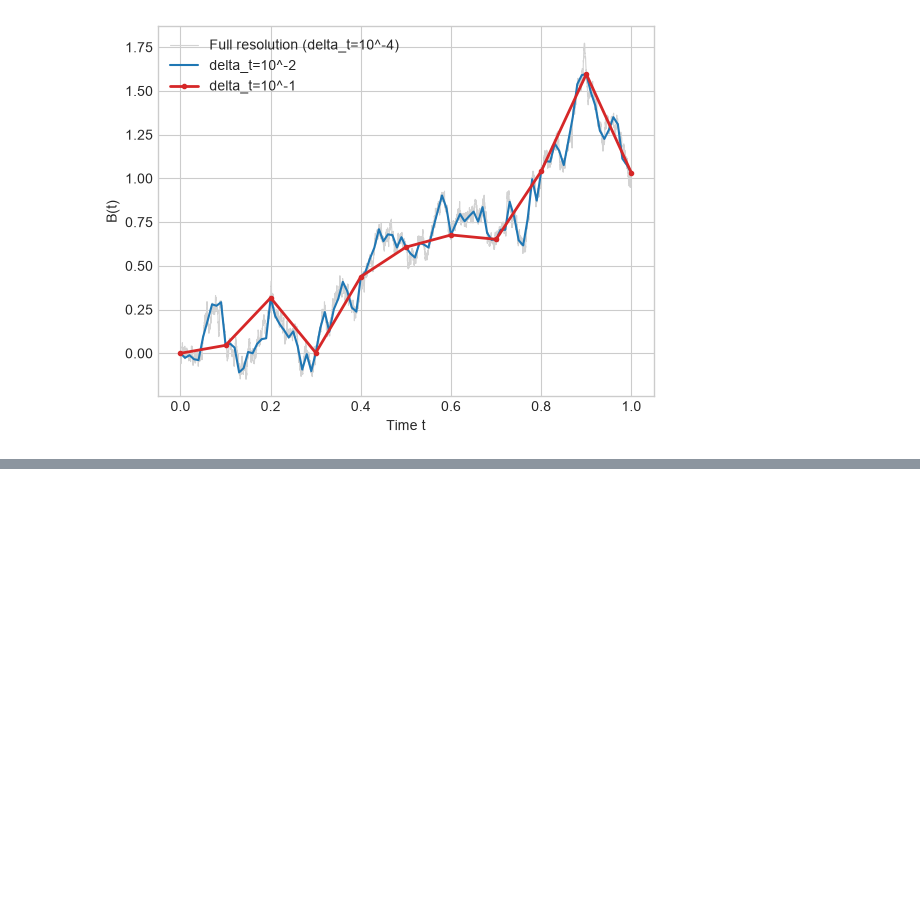
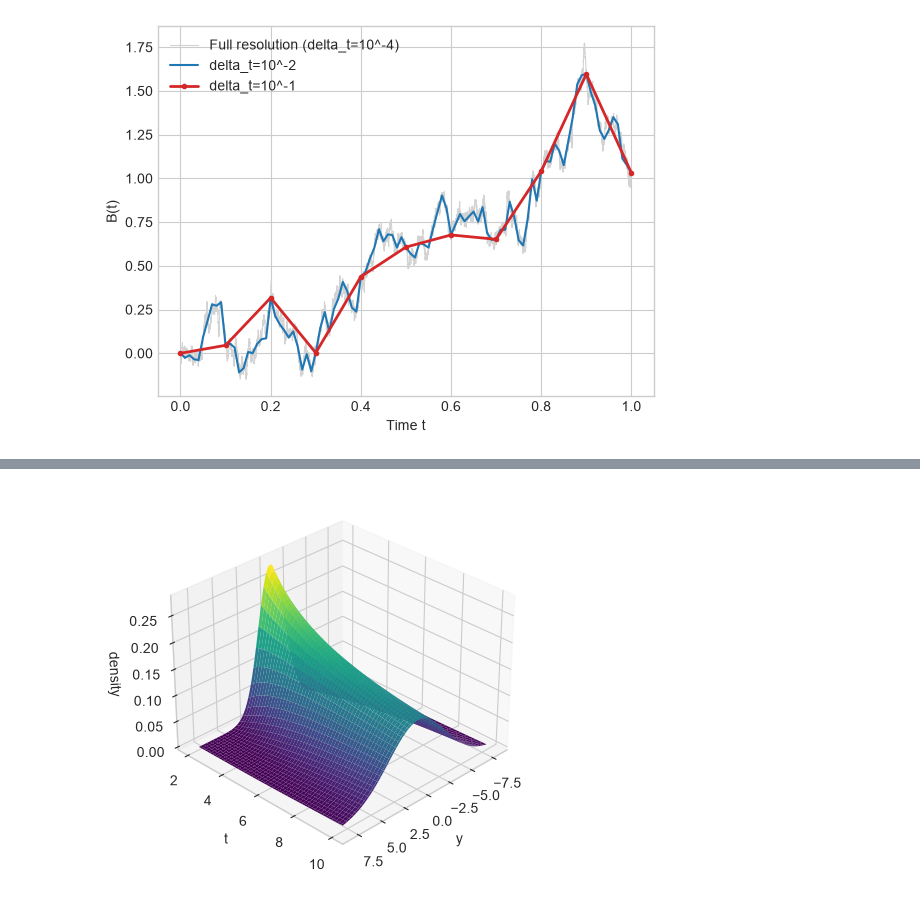
Before and after one commit to HA-Ward/Exploration-of-Stochastic-Processes-with-Computational-Implementation, a Jupyter notebook: notebooks/Brownian motion.ipynb, the cells around one changed output, grey strips where cells are left out. Cells and saved outputs as stored; diff of their text form; code cells hidden in the pictures; blank space fills up the shorter version.

```diff
--- a/notebooks/Brownian motion.ipynb
+++ b/notebooks/Brownian motion.ipynb
@@ -25,0 +75,16 @@ plt.legend()
+# %%
+y = np.linspace(-8, 8, 100)
+
+t_grid = np.linspace(2, 10, 100)   # avoid t=0 (density undefined/degenerate)
+Y, Tt = np.meshgrid(y, t_grid)
+P = norm.pdf(Y, loc=0, scale=sigma*np.sqrt(Tt))
+
+fig = plt.figure()
+ax = fig.add_subplot(projection='3d')
+ax.plot_surface(Y, Tt, P, cmap='viridis')
+ax.set_xlabel("y")
+ax.set_ylabel("t")
+ax.set_zlabel("density")
+ax.view_init(elev=30, azim=45)
+# %% [output]
+[figure, added]
```
Also changed, not shown: parts of 4 cells of this notebook, 1 other file.
